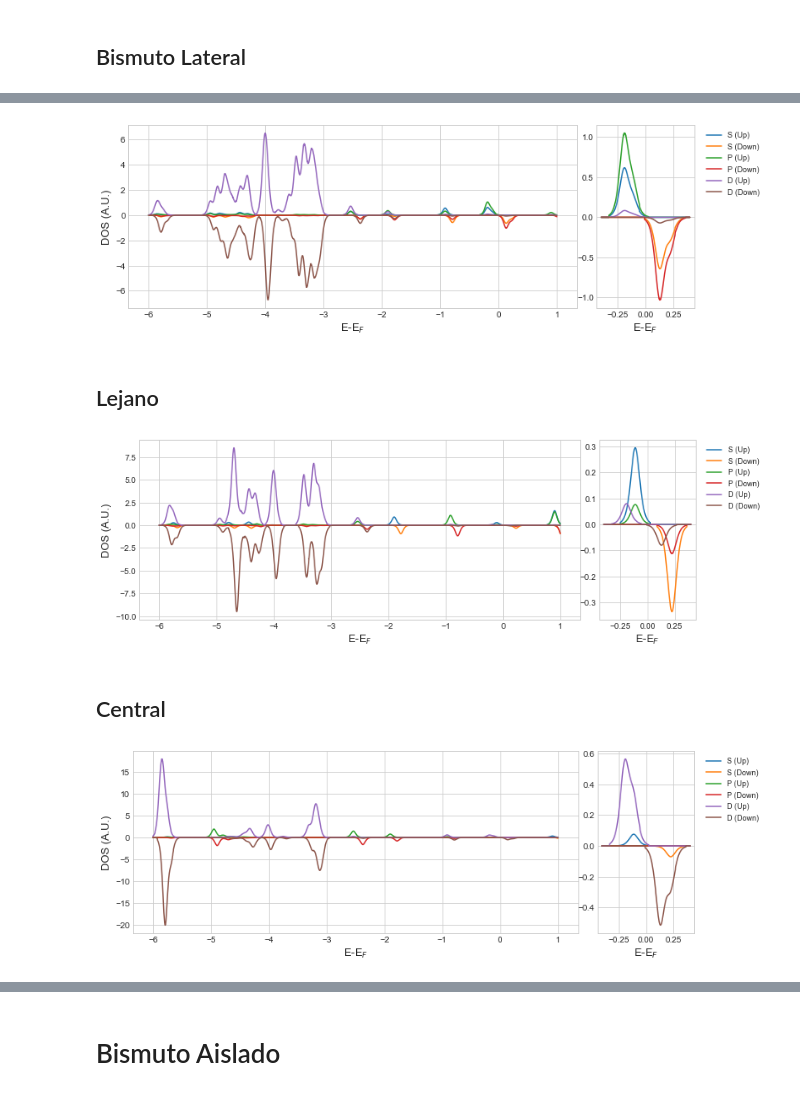
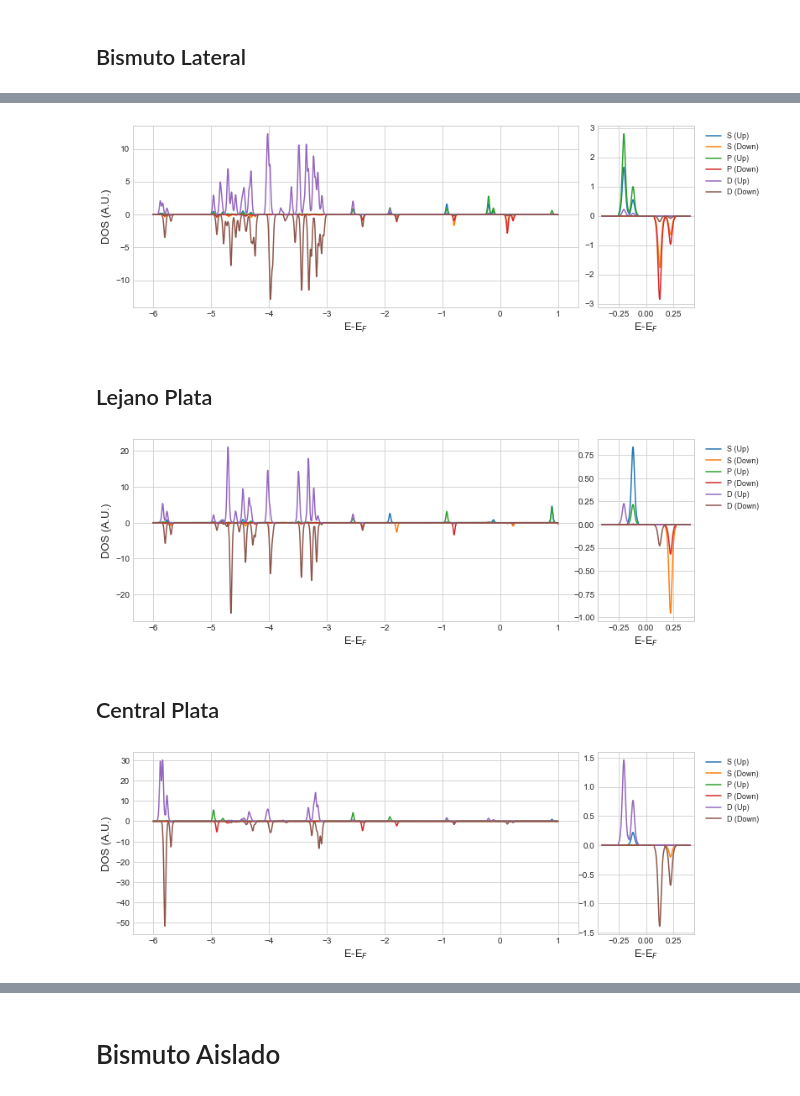
Before and after one commit to esjerome/quantumEspresso, a Jupyter notebook: Python/final_graficos.ipynb, the cells around one changed output, grey strips where cells are left out. Drawn from its saved outputs; the diff is of its cells as text; code cells hidden in the pictures.

```diff
--- a/Python/final_graficos.ipynb
+++ b/Python/final_graficos.ipynb
@@ -41,6 +42,6 @@ def grafico_cluster(nombre_archivo, e_fermi, cota_menor, cota_mayor):
     plt.show()
 # %%
-def grafico_unico(nombre_archivo, e_fermi, cota_menor, cota_mayor):
+def grafico_unico(nombre_archivo, e_fermi, cota_menor, cota_mayor, nombre):
 
     temp1 = np.loadtxt(nombre_archivo+'_wfc#1(s)')
 
@@ -112,6 +113,7 @@ def grafico_unico(nombre_archivo, e_fermi, cota_menor, cota_mayor):
 
     plt.legend(loc='upper left', fontsize=9, bbox_to_anchor=(1.05, 1.0))
     fig.set_size_inches(12, 4)
+    plt.savefig(nombre,dpi=300)
     plt.show()
 # %%
 def magne(nombre_archivo, e_fermi, cota_menor):
@@ -204,16 +316,16 @@ grafico_unico('ag12Bil.dos.pdos_atm#2(Ag)',-3.710,-0.4,0.4)
 # %%
-grafico_unico('ag12Bil.dos.pdos_atm#5(Ag)',-3.710,-0.4,0.4)
+grafico_unico('ag12Bil.dos.pdos_atm#5(Ag)',-3.705,-0.4,0.4,'plata_segundo_vecino')
 # %% [output]
-[figure, old version]
+[figure, new version]
 # %% [markdown]
-## Lejano
+## Lejano Plata
 # %%
-grafico_unico('ag12Bil.dos.pdos_atm#7(Ag)',-3.710,-0.4,0.4)
+grafico_unico('ag12Bil.dos.pdos_atm#7(Ag)',-3.705,-0.4,0.4,'plata_lejano')
 # %% [output]
-[figure, old version]
+[figure, new version]
 # %% [markdown]
-## Central
+## Central Plata
 # %%
-grafico_unico('ag12Bil.dos.pdos_atm#8(Ag)',-3.710,-0.4,0.4)
+grafico_unico('ag12Bil.dos.pdos_atm#8(Ag)',-3.705,-0.4,0.4,'plata_central')
 # %% [output]
-[figure, old version]
+[figure, new version]
```
Also changed, not shown: parts of 28 cells of this notebook.
